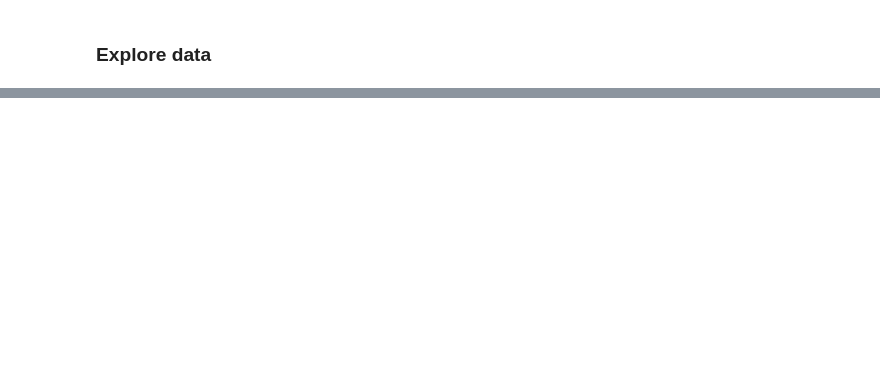
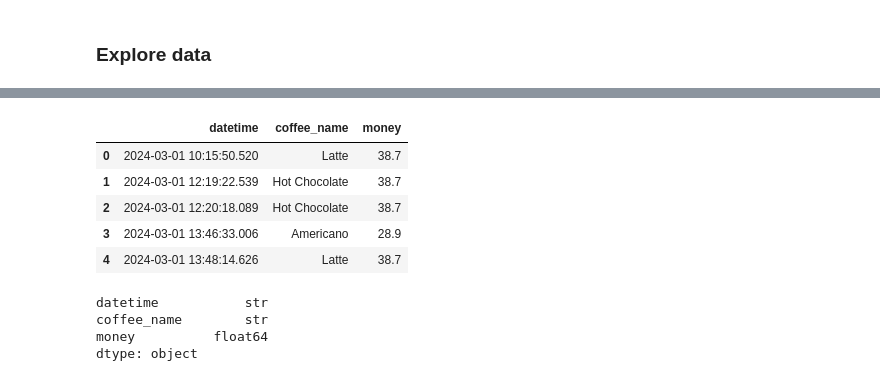
Before and after one commit to AriesDjae/Coffee-sales-forecasting, a Jupyter notebook: notebooks/processing.ipynb, the cells around one changed output, grey strips where cells are left out. Cells and saved outputs as stored; diff of their text form; code cells hidden in the pictures; blank space fills up the shorter version.

```diff
--- a/notebooks/processing.ipynb
+++ b/notebooks/processing.ipynb
@@ -147,0 +113,17 @@ Apakah perubahan metode pembayaran memengaruhi proyeksi pendapatan?
+# %%
+df_fc = df_final[['datetime','coffee_name','money']]
+df_fc.head()
+# %% [output]
+|  | datetime | coffee_name | money |
+| 0 | 2024-03-01 10:15:50.520 | Latte | 38.7 |
+| 1 | 2024-03-01 12:19:22.539 | Hot Chocolate | 38.7 |
+| 2 | 2024-03-01 12:20:18.089 | Hot Chocolate | 38.7 |
+| 3 | 2024-03-01 13:46:33.006 | Americano | 28.9 |
+| 4 | 2024-03-01 13:48:14.626 | Latte | 38.7 |
+# %%
+df_fc.dtypes
+# %% [output]
+datetime           str
+coffee_name        str
+money          float64
+dtype: object
```
Also changed, not shown: parts of 8 cells of this notebook, 1 other file.
